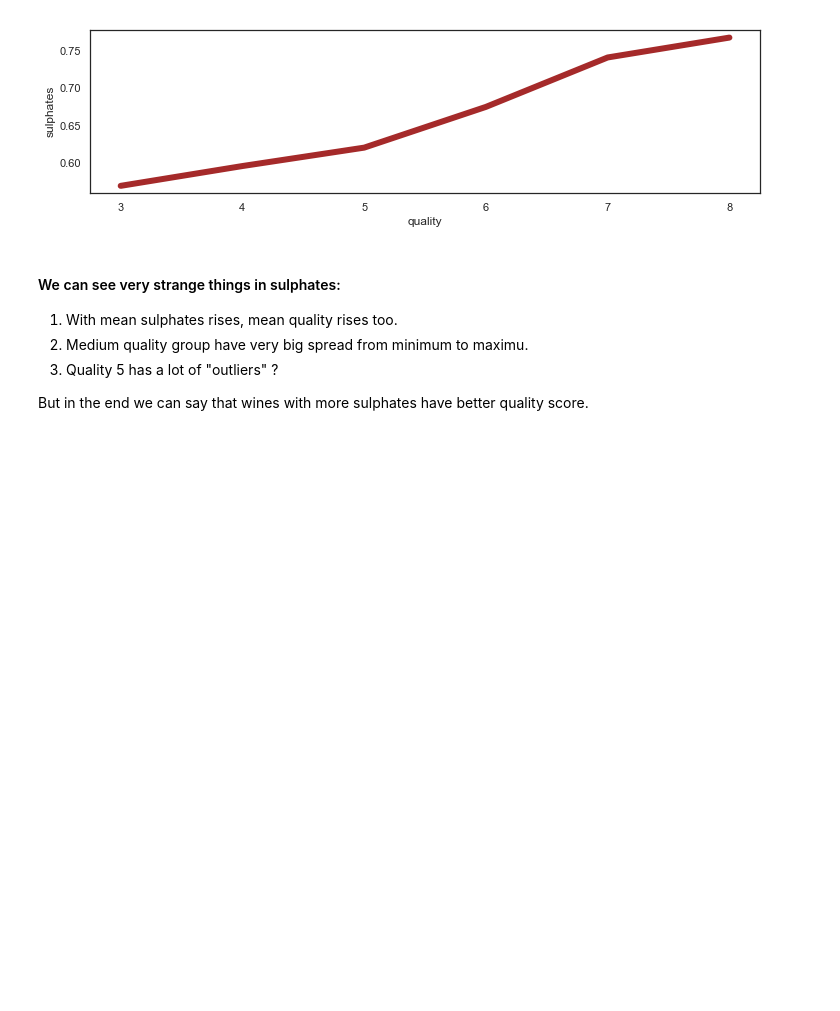
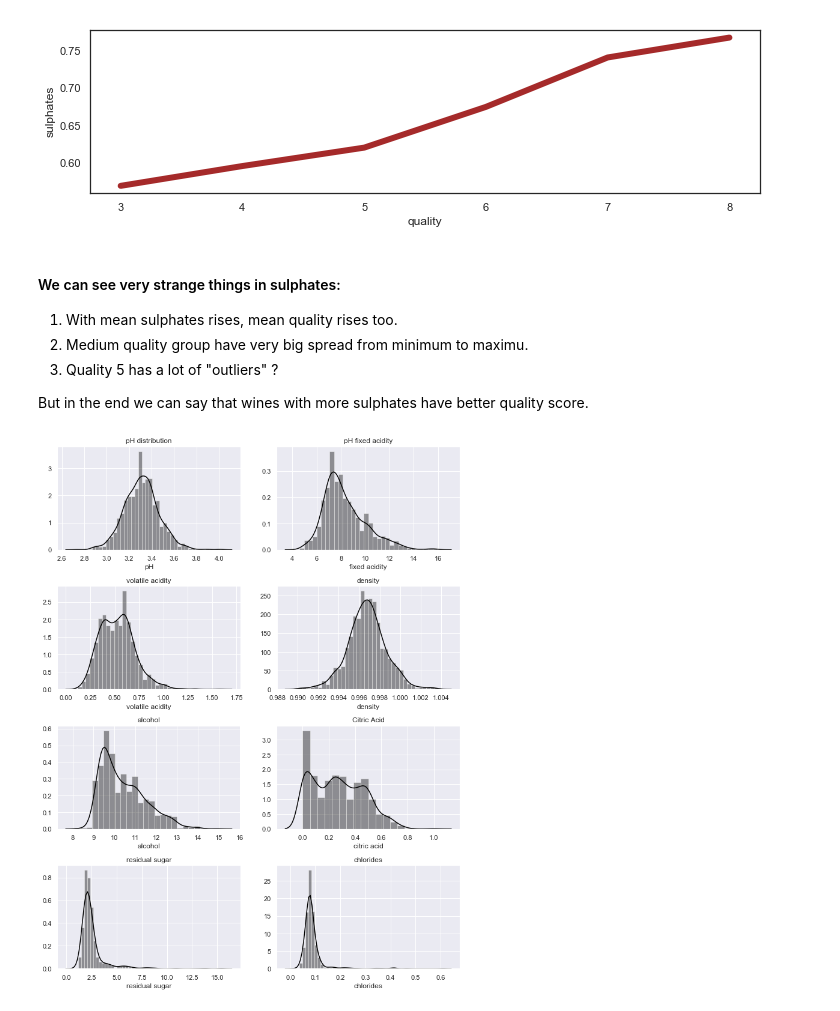
Before and after one commit to JakubPluta/EDA-ML, a Jupyter notebook: Wine Quality EDA - Red Wine.ipynb, the cells around one changed output. Cells and saved outputs as stored; diff of their text form; code cells hidden in the pictures; blank space fills up the shorter version.

```diff
--- a/Wine Quality EDA - Red Wine.ipynb
+++ b/Wine Quality EDA - Red Wine.ipynb
@@ -685,3 +685,18 @@ sns.lineplot(x='quality',y='sulphates',data=(data_r.groupby('quality')['sulphate
 3. Quality 5 has a lot of "outliers" ?
 
 But in the end we can say that wines with more sulphates have better quality score.
+# %%
+sns.set(style='darkgrid')
+f, ax = plt.subplots(4,2,figsize=(12,16))
+plt.subplots_adjust(left=None, bottom=None, right=None, top=None, wspace=None, hspace=0.35)
+sns.distplot(data_r['pH'],ax=ax[0][0],color='black').set_title('pH distribution');
+sns.distplot(data_r['fixed acidity'],ax=ax[0][1],color='black').set_title('pH fixed acidity');
+sns.distplot(data_r['volatile acidity'],ax=ax[1][0],color='black').set_title('volatile acidity');
+sns.distplot(data_r['density'],ax=ax[1][1],color='black').set_title('density');
+sns.distplot(data_r['alcohol'],ax=ax[2][0],color='black').set_title('alcohol');
+sns.distplot(data_r['citric acid'],ax=ax[2][1],color='black').set_title('Citric Acid');
+sns.distplot(data_r['residual sugar'],ax=ax[3][0],color='black').set_title('residual sugar');
+sns.distplot(data_r['chlorides'],ax=ax[3][1],color='black').set_title('chlorides');
+sns.set(style='white')
+# %% [output]
+[figure, added]
```
Also changed, not shown: parts of 5 cells of this notebook.
